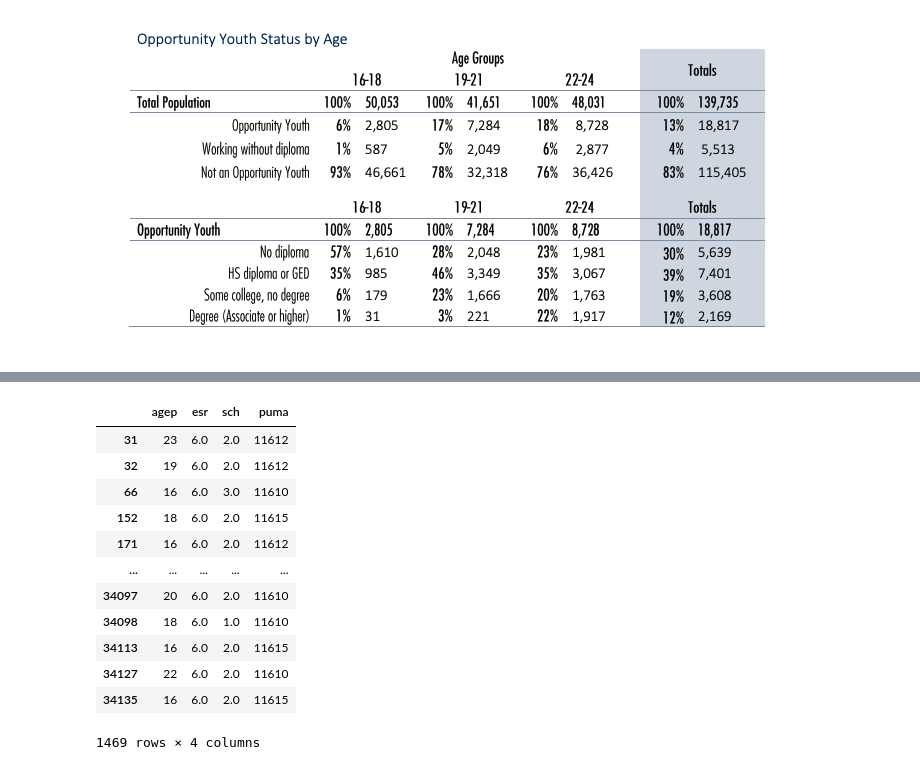
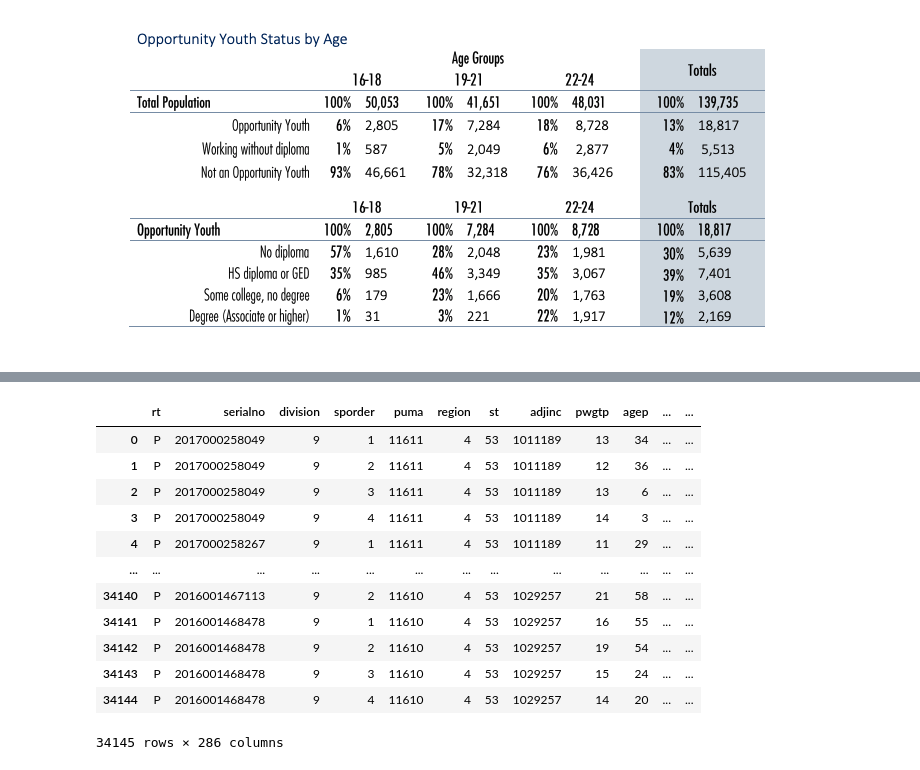
Before and after one commit to cenuno/opportunity_youth, a Jupyter notebook: notebooks/report/index.ipynb, the cells around one changed output, grey strips where cells are left out. Cells and saved outputs as stored; diff of their text form; code cells hidden in the pictures.

```diff
--- a/notebooks/report/index.ipynb
+++ b/notebooks/report/index.ipynb
@@ -221,16 +159,19 @@ df_test.query('(agep>15 and agep<25) and (esr==3 or esr==6)').loc[:, ['agep', 'e
-# %%
-df_test.query('agep>15 and agep<25 and esr==6').loc[:, ['agep', 'esr', 'sch', 'puma']]
-# %% [output]
-|  | agep | esr | sch | puma |
-| 31 | 23 | 6.0 | 2.0 | 11612 |
-| 32 | 19 | 6.0 | 2.0 | 11612 |
-| 66 | 16 | 6.0 | 3.0 | 11610 |
-| 152 | 18 | 6.0 | 2.0 | 11615 |
-| 171 | 16 | 6.0 | 2.0 | 11612 |
-| ... | ... | ... | ... | ... |
-| 34097 | 20 | 6.0 | 2.0 | 11610 |
-| 34098 | 18 | 6.0 | 1.0 | 11610 |
-| 34113 | 16 | 6.0 | 2.0 | 11615 |
-| 34127 | 22 | 6.0 | 2.0 | 11610 |
-| 34135 | 16 | 6.0 | 2.0 | 11615 |
-1469 rows × 4 columns
+# %%
+# This data set we queryed from postico and only limited it by puma ID to ensure it
+# that only covers individuals who are apart of south king county
+df_pums = pd.read_csv('../queries/pums_2017_based_on_puma.csv')
+df_pums
+# %% [output]
+|  | rt | serialno | division | sporder | puma | region | st | adjinc | pwgtp | agep | ... | ... |
+| 0 | P | 2017000258049 | 9 | 1 | 11611 | 4 | 53 | 1011189 | 13 | 34 | ... | ... |
+| 1 | P | 2017000258049 | 9 | 2 | 11611 | 4 | 53 | 1011189 | 12 | 36 | ... | ... |
+| 2 | P | 2017000258049 | 9 | 3 | 11611 | 4 | 53 | 1011189 | 13 | 6 | ... | ... |
+| 3 | P | 2017000258049 | 9 | 4 | 11611 | 4 | 53 | 1011189 | 14 | 3 | ... | ... |
+| 4 | P | 2017000258267 | 9 | 1 | 11611 | 4 | 53 | 1011189 | 11 | 29 | ... | ... |
+| ... | ... | ... | ... | ... | ... | ... | ... | ... | ... | ... | ... | ... |
+| 34140 | P | 2016001467113 | 9 | 2 | 11610 | 4 | 53 | 1029257 | 21 | 58 | ... | ... |
+| 34141 | P | 2016001468478 | 9 | 1 | 11610 | 4 | 53 | 1029257 | 16 | 55 | ... | ... |
+| 34142 | P | 2016001468478 | 9 | 2 | 11610 | 4 | 53 | 1029257 | 19 | 54 | ... | ... |
+| 34143 | P | 2016001468478 | 9 | 3 | 11610 | 4 | 53 | 1029257 | 15 | 24 | ... | ... |
+| 34144 | P | 2016001468478 | 9 | 4 | 11610 | 4 | 53 | 1029257 | 14 | 20 | ... | ... |
+34145 rows × 286 columns
```
Also changed, not shown: parts of 70 cells of this notebook, 2 other files.
